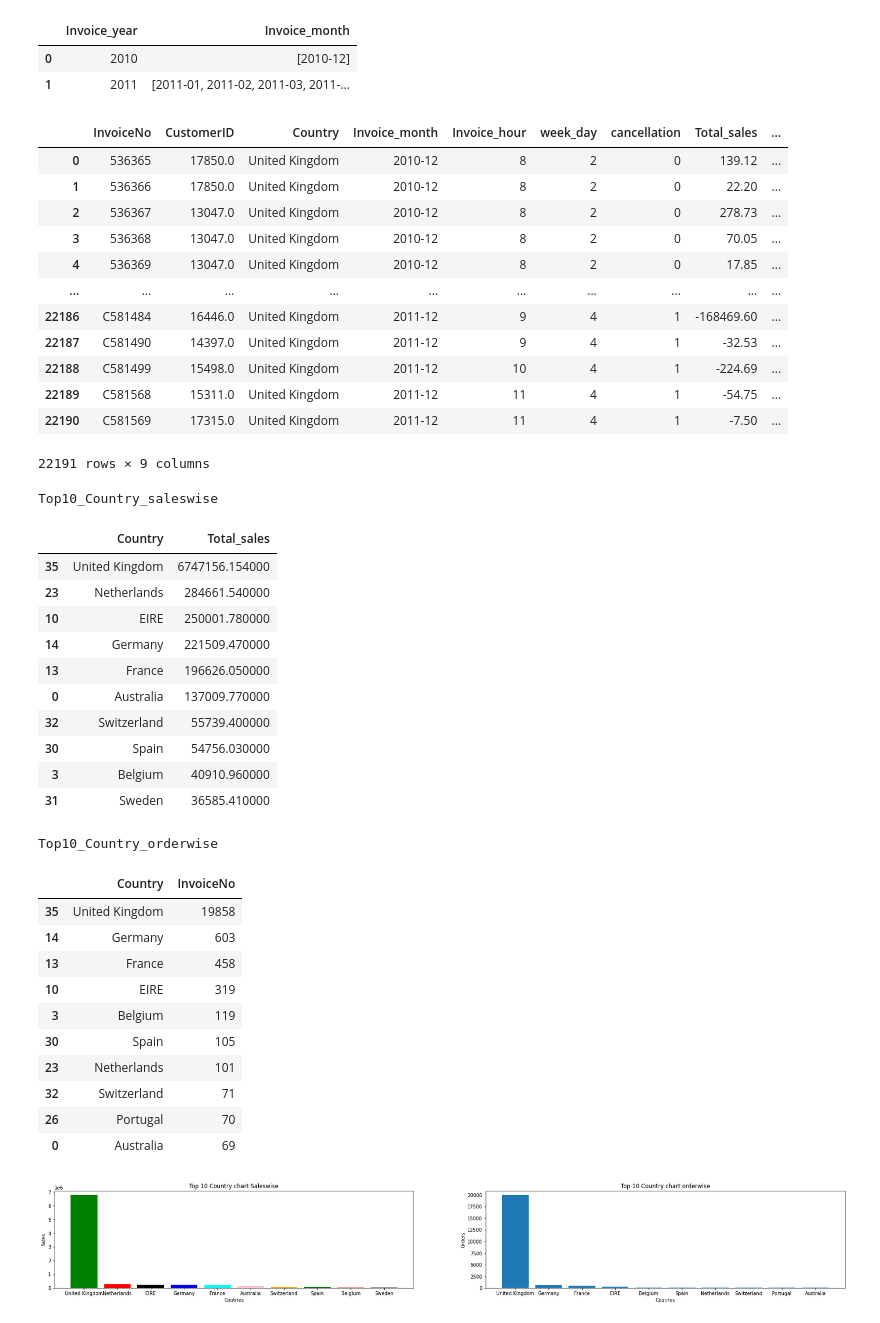
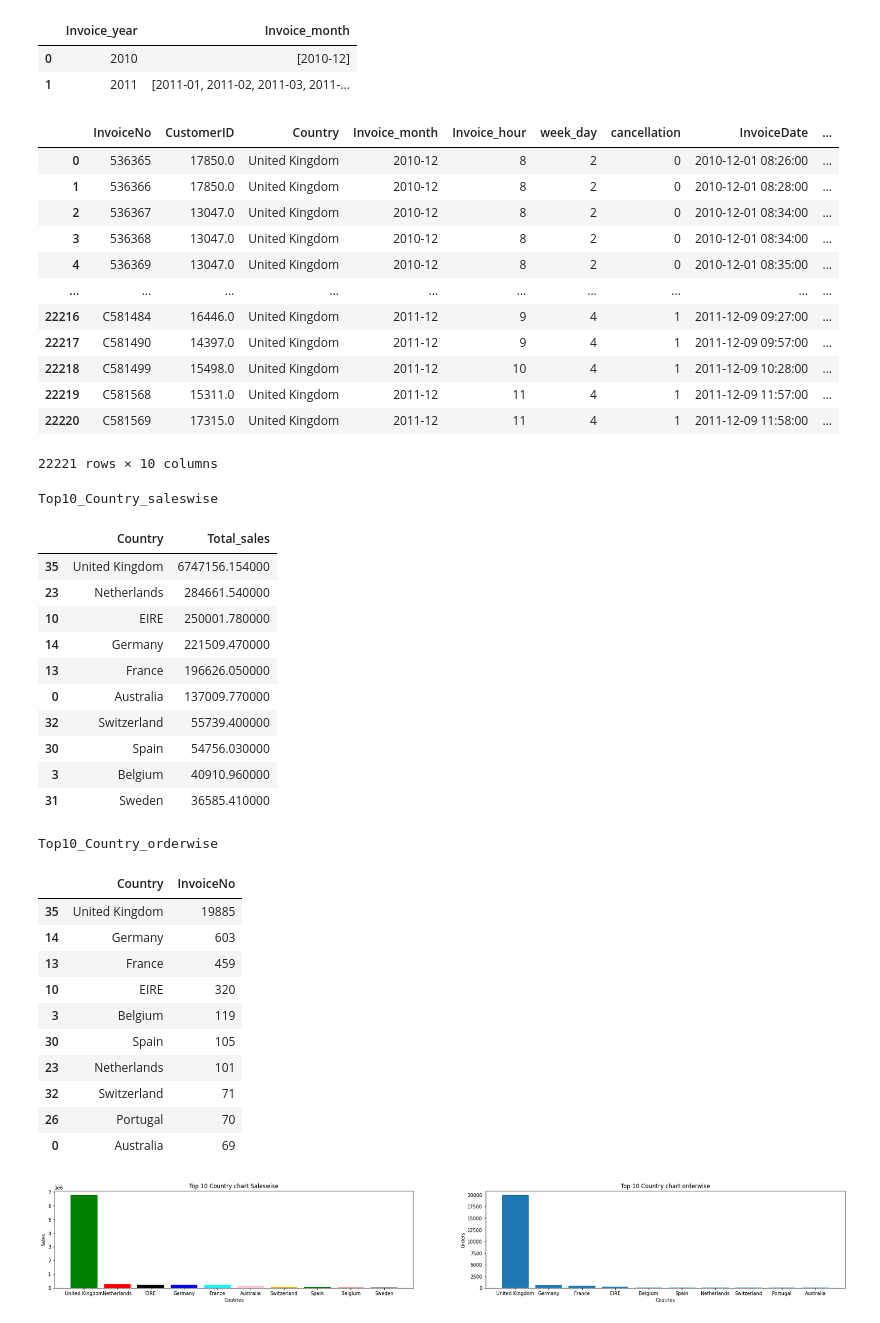
Before and after one commit to solankinitin1210/Capstone-Online-Retail-Customer-Segmentation, a Jupyter notebook: Online_Retail_Customer_Segmentation_Capstone_Project.ipynb, the cells around one changed output. Drawn from its saved outputs; the diff is of its cells as text; code cells hidden in the pictures.

```diff
--- a/Online_Retail_Customer_Segmentation_Capstone_Project.ipynb
+++ b/Online_Retail_Customer_Segmentation_Capstone_Project.ipynb
@@ -172,5 +186,0 @@ df.duplicated().sum()
-# %%
-# remove duplicate records
-display(df.shape)
-df = df.drop_duplicates()
-display(df.shape)
@@ -179,0 +191,3 @@ display(df.shape)
+# %%
+#Dropping the null values in the dataset
+df.dropna(subset=['CustomerID'],inplace=True)
@@ -179,0 +222,4 @@ display(df.shape)
+# %%
+#Drop the duplicated values
+df.drop_duplicates(inplace=True)
+print("Shape of the data set after dropping the duplicates is :\n{}".format(df.shape))
@@ -255,22 +377,22 @@ df[['Invoice_year','Invoice_month']].groupby('Invoice_year').agg({'Invoice_month
 | 0 | 2010 | [2010-12] |
 | 1 | 2011 | [2011-01, 2011-02, 2011-03, 2011-... |
 # %%
-invoice_dataset=df.groupby(['InvoiceNo','CustomerID','Country','Invoice_month','Invoice_hour','week_day','cancellation']).agg({'Total_sales': 'sum','Quantity': 'sum'}).reset_index()
+invoice_dataset=df.groupby(['InvoiceNo','CustomerID','Country','Invoice_month','Invoice_hour','week_day','cancellation','InvoiceDate']).agg({'Total_sales': 'sum','Quantity': 'sum'}).reset_index()
 invoice_dataset
 # %% [output]
-|  | InvoiceNo | CustomerID | Country | Invoice_month | Invoice_hour | week_day | cancellation | Total_sales | ... |
-| 0 | 536365 | 17850.0 | United Kingdom | 2010-12 | 8 | 2 | 0 | 139.12 | ... |
-| 1 | 536366 | 17850.0 | United Kingdom | 2010-12 | 8 | 2 | 0 | 22.20 | ... |
-| 2 | 536367 | 13047.0 | United Kingdom | 2010-12 | 8 | 2 | 0 | 278.73 | ... |
-| 3 | 536368 | 13047.0 | United Kingdom | 2010-12 | 8 | 2 | 0 | 70.05 | ... |
-| 4 | 536369 | 13047.0 | United Kingdom | 2010-12 | 8 | 2 | 0 | 17.85 | ... |
+|  | InvoiceNo | CustomerID | Country | Invoice_month | Invoice_hour | week_day | cancellation | InvoiceDate | ... |
+| 0 | 536365 | 17850.0 | United Kingdom | 2010-12 | 8 | 2 | 0 | 2010-12-01 08:26:00 | ... |
+| 1 | 536366 | 17850.0 | United Kingdom | 2010-12 | 8 | 2 | 0 | 2010-12-01 08:28:00 | ... |
+| 2 | 536367 | 13047.0 | United Kingdom | 2010-12 | 8 | 2 | 0 | 2010-12-01 08:34:00 | ... |
+| 3 | 536368 | 13047.0 | United Kingdom | 2010-12 | 8 | 2 | 0 | 2010-12-01 08:34:00 | ... |
+| 4 | 536369 | 13047.0 | United Kingdom | 2010-12 | 8 | 2 | 0 | 2010-12-01 08:35:00 | ... |
 | ... | ... | ... | ... | ... | ... | ... | ... | ... | ... |
-| 22186 | C581484 | 16446.0 | United Kingdom | 2011-12 | 9 | 4 | 1 | -168469.60 | ... |
-| 22187 | C581490 | 14397.0 | United Kingdom | 2011-12 | 9 | 4 | 1 | -32.53 | ... |
-| 22188 | C581499 | 15498.0 | United Kingdom | 2011-12 | 10 | 4 | 1 | -224.69 | ... |
-| 22189 | C581568 | 15311.0 | United Kingdom | 2011-12 | 11 | 4 | 1 | -54.75 | ... |
-| 22190 | C581569 | 17315.0 | United Kingdom | 2011-12 | 11 | 4 | 1 | -7.50 | ... |
+| 22216 | C581484 | 16446.0 | United Kingdom | 2011-12 | 9 | 4 | 1 | 2011-12-09 09:27:00 | ... |
+| 22217 | C581490 | 14397.0 | United Kingdom | 2011-12 | 9 | 4 | 1 | 2011-12-09 09:57:00 | ... |
+| 22218 | C581499 | 15498.0 | United Kingdom | 2011-12 | 10 | 4 | 1 | 2011-12-09 10:28:00 | ... |
+| 22219 | C581568 | 15311.0 | United Kingdom | 2011-12 | 11 | 4 | 1 | 2011-12-09 11:57:00 | ... |
+| 22220 | C581569 | 17315.0 | United Kingdom | 2011-12 | 11 | 4 | 1 | 2011-12-09 11:58:00 | ... |
-22191 rows × 9 columns
+22221 rows × 10 columns
 # %%
 Top10_Country_saleswise=invoice_dataset.groupby('Country')['Total_sales'].sum().reset_index().sort_values('Total_sales',ascending=False).head(10)
 Top10_Country_orderwise=invoice_dataset.groupby('Country')['InvoiceNo'].count().reset_index().sort_values('InvoiceNo',ascending=False).head(10)
@@ -294,10 +416,10 @@ Top10_Country_saleswise
 | 31 | Sweden | 36585.410000 |
 Top10_Country_orderwise
 |  | Country | InvoiceNo |
-| 35 | United Kingdom | 19858 |
+| 35 | United Kingdom | 19885 |
 | 14 | Germany | 603 |
-| 13 | France | 458 |
-| 10 | EIRE | 319 |
+| 13 | France | 459 |
+| 10 | EIRE | 320 |
 | 3 | Belgium | 119 |
 | 30 | Spain | 105 |
 | 23 | Netherlands | 101 |
```
Also changed, not shown: parts of 47 cells of this notebook.
